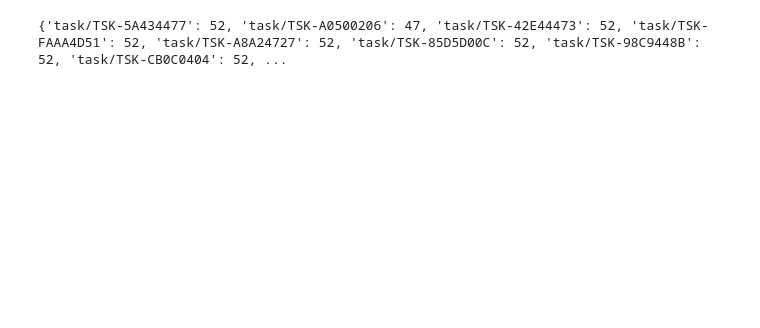
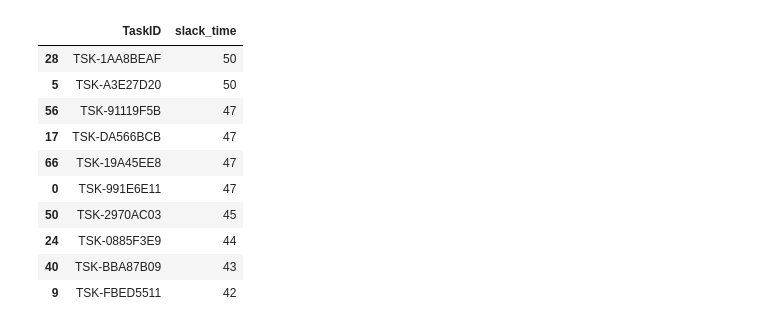
Before and after one commit to donkhoanguyen/arrango, a Jupyter notebook: experiment/cpm.ipynb, the cells around one changed output. Drawn from its saved outputs; the diff is of its cells as text; code cells hidden in the pictures; blank space fills up the shorter version.

```diff
--- a/experiment/cpm.ipynb
+++ b/experiment/cpm.ipynb
@@ -108,5 +153 @@ Task task/TSK-19A45EE8: Slack Time = 47
 Task task/TSK-B03EF789: Slack Time = 6
-# %%
-print(lf)
-# %% [output]
-{'task/TSK-5A434477': 52, 'task/TSK-A0500206': 47, 'task/TSK-42E44473': 52, 'task/TSK-FAAA4D51': 52, 'task/TSK-A8A24727': 52, 'task/TSK-85D5D00C': 52, 'task/TSK-98C9448B': 52, 'task/TSK-CB0C0404': 52, ...
@@ -155,0 +154,17 @@ def calculate_cpm(graph: nx.DiGraph) -> dict:
+# %%
+slack_score = pd.DataFrame(list(slack.items()), columns=['TaskID', 'slack_time'])
+slack_score['TaskID'] = slack_score['TaskID'].str.replace('task/', '')
+slack_score = slack_score.sort_values(by='slack_time', ascending=False)
+slack_score.head(10)
+# %% [output]
+|  | TaskID | slack_time |
+| 28 | TSK-1AA8BEAF | 50 |
+| 5 | TSK-A3E27D20 | 50 |
+| 56 | TSK-91119F5B | 47 |
+| 17 | TSK-DA566BCB | 47 |
+| 66 | TSK-19A45EE8 | 47 |
+| 0 | TSK-991E6E11 | 47 |
+| 50 | TSK-2970AC03 | 45 |
+| 24 | TSK-0885F3E9 | 44 |
+| 40 | TSK-BBA87B09 | 43 |
+| 9 | TSK-FBED5511 | 42 |
```
Also changed, not shown: parts of 15 cells of this notebook, 18 other files.
